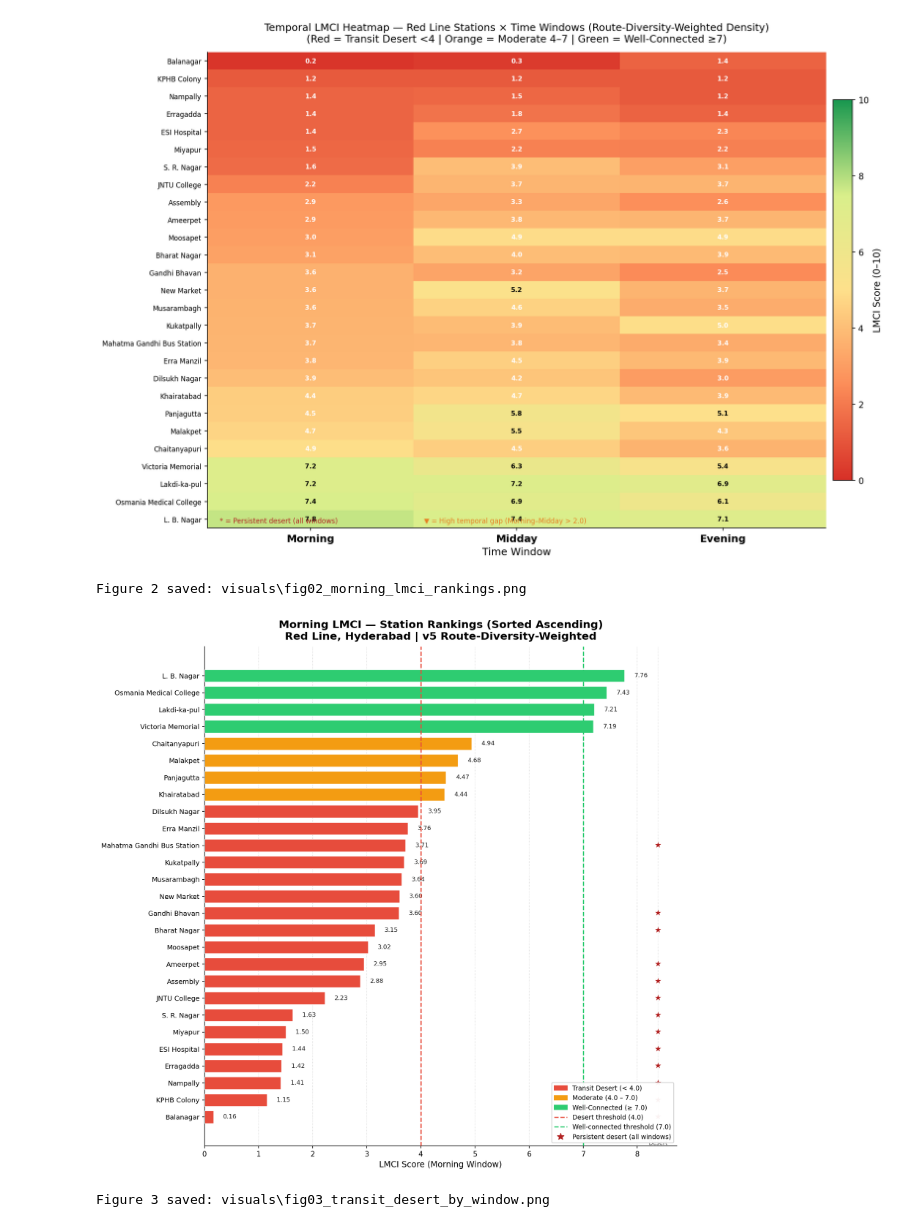
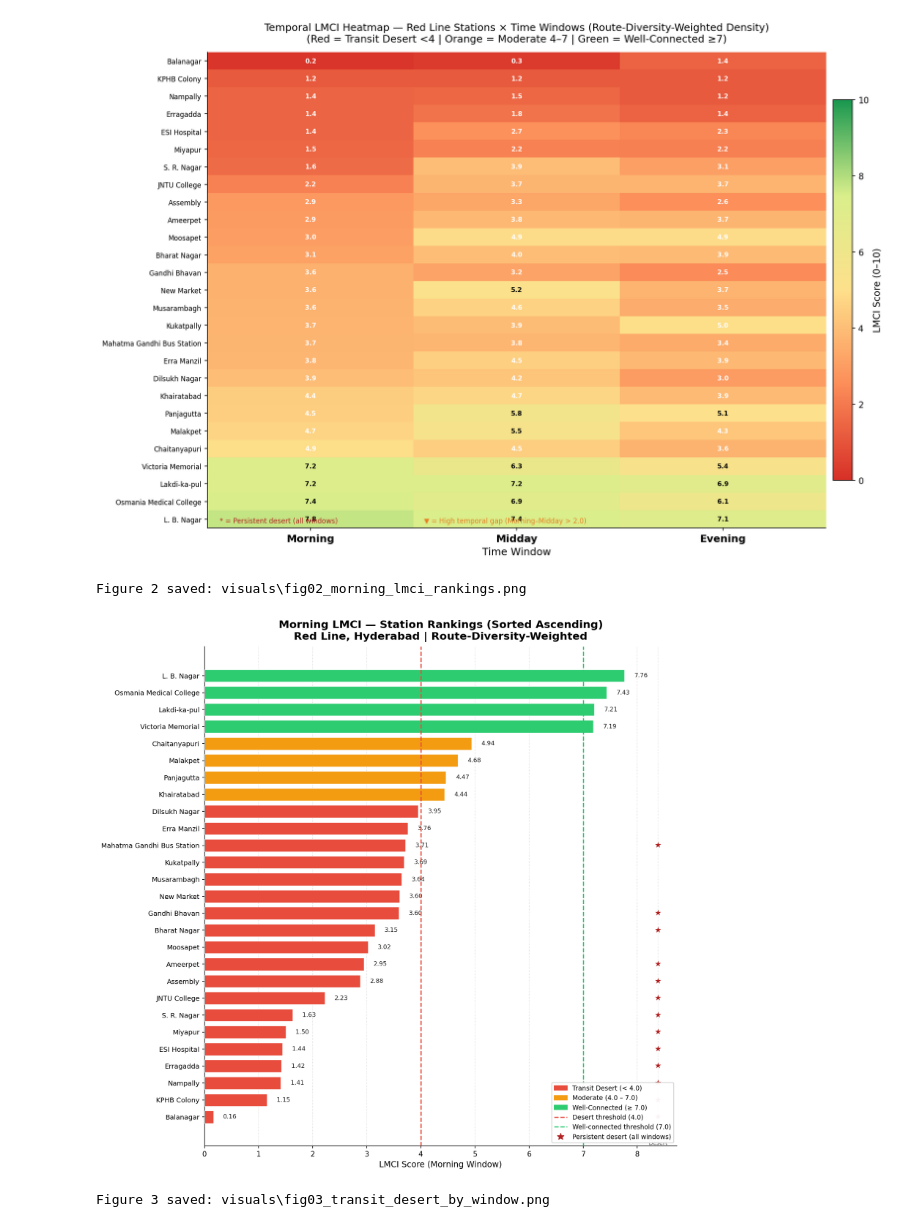
Before and after one commit to pansuriyaForam/Last-Mile-Connectivity-Analysis, a Jupyter notebook: Last_Mile_Connectivity_Hyderabad_RedLine.ipynb, the cells around one changed output. Saved outputs shown, nothing was run; the diff lists cells and outputs as text; code cells hidden in the pictures.

```diff
--- a/Last_Mile_Connectivity_Hyderabad_RedLine.ipynb
+++ b/Last_Mile_Connectivity_Hyderabad_RedLine.ipynb
@@ -3650,7 +3609,7 @@ ax.set_xlabel("LMCI Score (Morning Window)", fontsize=11.5)
 ax.set_ylabel("")
 ax.set_title(
     "Morning LMCI — Station Rankings (Sorted Ascending)\n"
-    "Red Line, Hyderabad | v5 Route-Diversity-Weighted",
+    "Red Line, Hyderabad | Route-Diversity-Weighted",
     fontsize=15,
     fontweight="bold",
     pad=10
@@ -3670,34 +3629,34 @@ legend_handles = [
     mpatches.Patch(color="#e74c3c", label=f"Transit Desert (< {desert_thr:.1f})"),
     mpatches.Patch(color="#f39c12", label=f"Moderate ({desert_thr:.1f} – {well_thr:.1f})"),
     mpatches.Patch(color="#2ecc71", label=f"Well-Connected (≥ {well_thr:.1f})"),
     Line2D([0], [0], color="#e74c3c", linestyle="--", linewidth=1.6,
            label=f"Desert threshold ({desert_thr:.1f})"),
     Line2D([0], [0], color="#2ecc71", linestyle="--", linewidth=1.6,
            label=f"Well-connected threshold ({well_thr:.1f})"),
     Line2D([0], [0], marker="*", color="w", markerfacecolor="#b22222",
            markeredgecolor="#b22222", markersize=10,
            label="Persistent desert (all windows)")
 ]
 
 ax.legend(
     handles=legend_handles,
     loc="lower right",
     fontsize=9,
     frameon=True,
     framealpha=0.95,
     edgecolor="#cccccc"
 )
 
 plt.tight_layout()
 
 _path = CFG.visuals_dir / "fig02_morning_lmci_rankings.png"
 plt.savefig(_path, dpi=CFG.export_dpi, bbox_inches="tight", facecolor="white")
 print(f"Figure 2 saved: {_path}")
 
 plt.show()
 # %% [output]
 Figure 2 saved: visuals\fig02_morning_lmci_rankings.png
-[figure, old version]
+[figure, new version]
 # %%
 # Figure 3: Transit Desert Count by Time Window
 # Export: visuals/fig03_transit_desert_by_window.png
```
Also changed, not shown: parts of 41 cells of this notebook.
